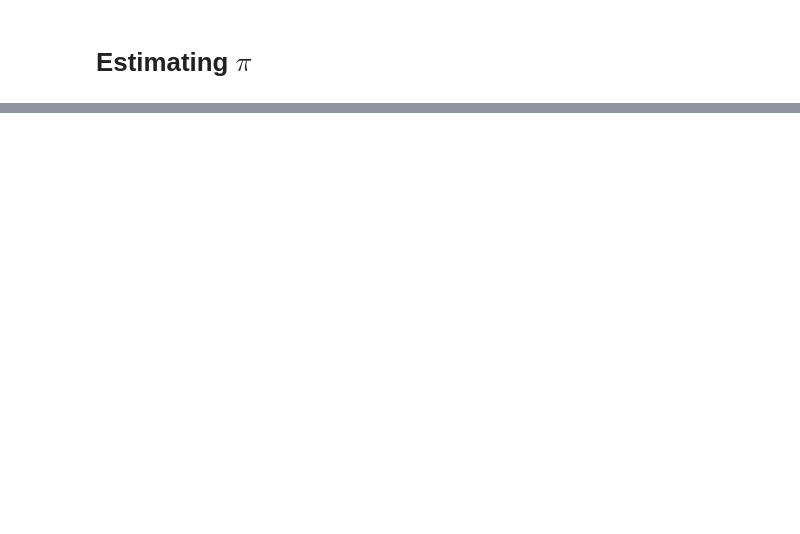
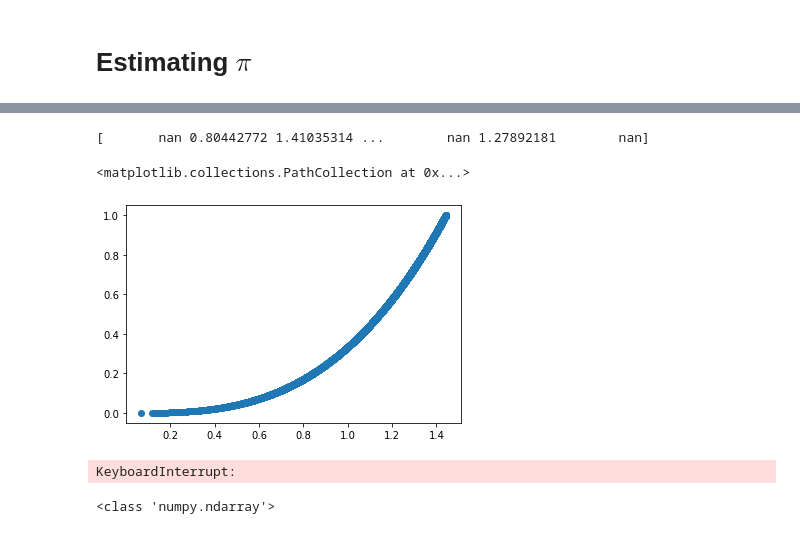
Before and after one commit to kmdao/Phys-434-HW, a Jupyter notebook: HW3.ipynb, the cells around one changed output, grey strips where cells are left out. Saved outputs shown, nothing was run; the diff lists cells and outputs as text; code cells hidden in the pictures; blank space fills up the shorter version.

```diff
--- a/HW3.ipynb
+++ b/HW3.ipynb
@@ -150,0 +125,32 @@ def f(x):
+# %%
+yi = random.uniform(low=-1, high=1, size=1)
+xi = np.power(yi,1/3)
+# %%
+N = 10000
+# Define empty vectors to store coordinates
+x_vector = np.zeros(N)
+y_vector = np.zeros(N)
+
+# Generate a random uniform distribution y_i from [-1,1]
+for i in range(N):
+    yi = random.uniform(low=1, high=1, size=1)
+    yi2 = 3 * yi
+    xi = np.power(yi2,1/3)
+    x_vector[i] = xi
+    y_vector[i] = yi
+
+# print(yi)
+# print(xi_1)
+# print(xi_2)
+# print(xi)
+x = x_vector
+y = y_vector
+# print(3.**(1./3.))
+print(x)
+# print(y)
+
+plt.scatter(x,y)
+# %% [output]
+[       nan 0.80442772 1.41035314 ...        nan 1.27892181        nan]
+<matplotlib.collections.PathCollection at 0x...>
+[figure, added]
@@ -150,0 +174,25 @@ def f(x):
+# %%
+N = 10000
+y = np.zeros(N)
+x = np.zeros(N)
+iterations = 0
+i = 0
+while i < N:
+    yi = random.uniform(low=-1., high=1., size=1)
+    xi = random.normal((-3.**(1./3.)), (3.**(1./3.)), 1)
+    if xi < (3.0*yi)**(1./3.) and xi > (-3.0*yi)**(1./3.):
+        x[i] = xi
+        y[i] = yi
+        i += 1
+    iterations += 1
+
+
+
+
+plt.scatter(x, y)
+# %% [output]
+KeyboardInterrupt:
+# %%
+print(type(random.uniform(low=-1, high=1, size=1)))
+# %% [output]
+<class 'numpy.ndarray'>
```
Also changed, not shown: parts of 15 cells of this notebook.
